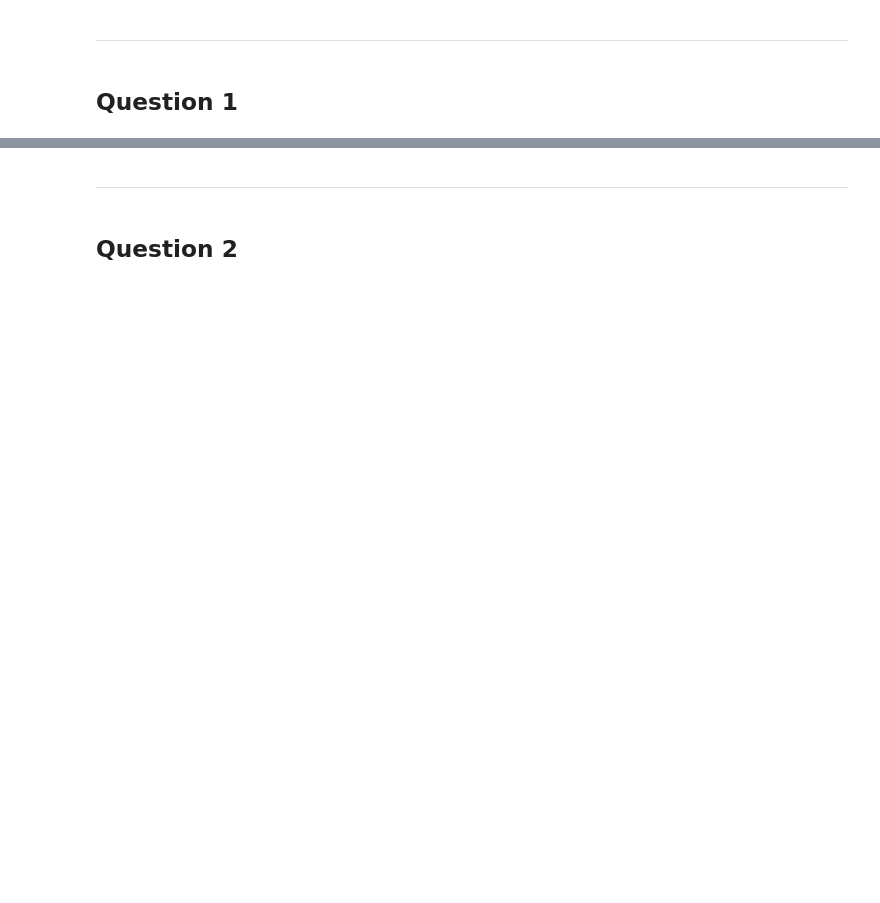
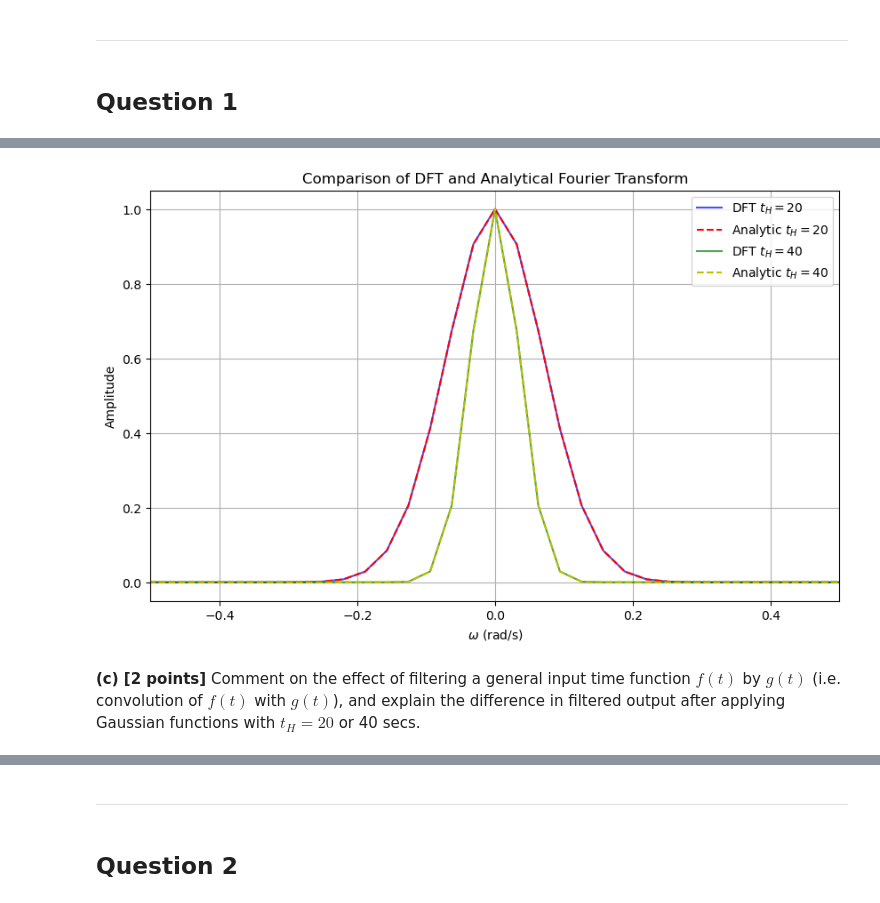
Before and after one commit to 21chengjk1/PHY408Labs, a Jupyter notebook: Lab3/Jack_Cheng_Lab3.ipynb, the cells around one changed output, grey strips where cells are left out. Saved outputs shown, nothing was run; the diff lists cells and outputs as text; code cells hidden in the pictures; blank space fills up the shorter version.

```diff
--- a/Lab3/Jack_Cheng_Lab3.ipynb
+++ b/Lab3/Jack_Cheng_Lab3.ipynb
@@ -14,0 +50,36 @@ a
+# %%
+# Question 1, part b
+from numpy.fft import fft, fftfreq, fftshift
+
+def analytical_G(omega, t_h):
+    return np.exp(-(omega**2 * t_h**2) / 4)
+
+# FFT for tH = 20 and 40
+# We multiply by dt to approximate the continuous Fourier Transform integral
+G20_dft = fftshift(fft(g20)) * dt
+G40_dft = fftshift(fft(g40)) * dt
+
+freqs = fftshift(fftfreq(len(t), d=dt))
+omega = 2 * np.pi * freqs # Correct angular frequency
+
+# Analytical
+G20_analytic = analytical_G(omega, 20)
+G40_analytic = analytical_G(omega, 40)
+
+# Plotting Amplitudes
+plt.figure(figsize=(10, 6))
+plt.plot(omega, np.abs(G20_dft), 'b-', label='DFT $t_H=20$', alpha=0.7)
+plt.plot(omega, G20_analytic, 'r--', label='Analytic $t_H=20$')
+plt.plot(omega, np.abs(G40_dft), 'g-', label='DFT $t_H=40$', alpha=0.7)
+plt.plot(omega, G40_analytic, 'y--', label='Analytic $t_H=40$')
+plt.xlim(-0.5, 0.5) # Focus on the peak
+plt.title('Comparison of DFT and Analytical Fourier Transform')
+plt.xlabel('$\omega$ (rad/s)')
+plt.ylabel('Amplitude')
+plt.legend()
+plt.grid(True)
+plt.show()
+# %% [output]
+[figure, added]
+# %% [markdown]
+**(c) [2 points]** Comment on the effect of filtering a general input time function $f(t)$ by $g(t)$ (i.e. convolution of $f(t)$ with $g(t)$), and explain the difference in filtered output after applying Gaussian functions with $t_{H}=20$ or 40 secs.
```
Also changed, not shown: parts of 48 cells of this notebook, 5 other files.
